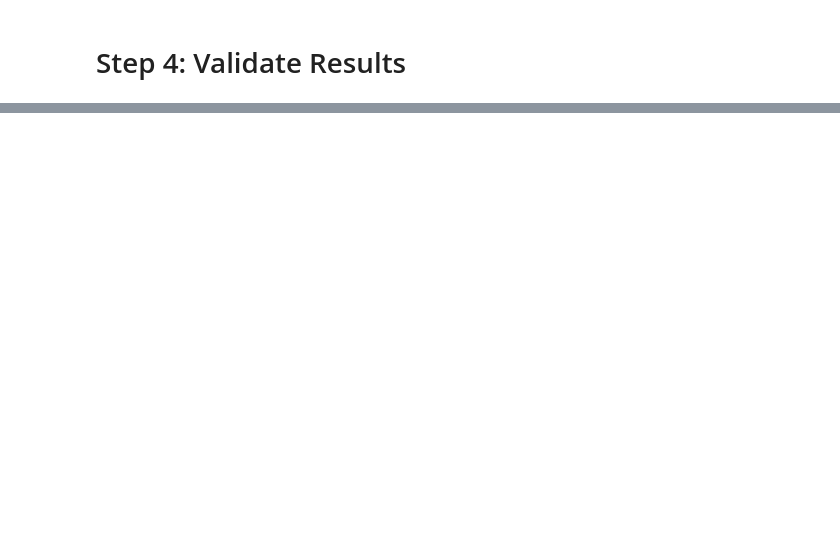
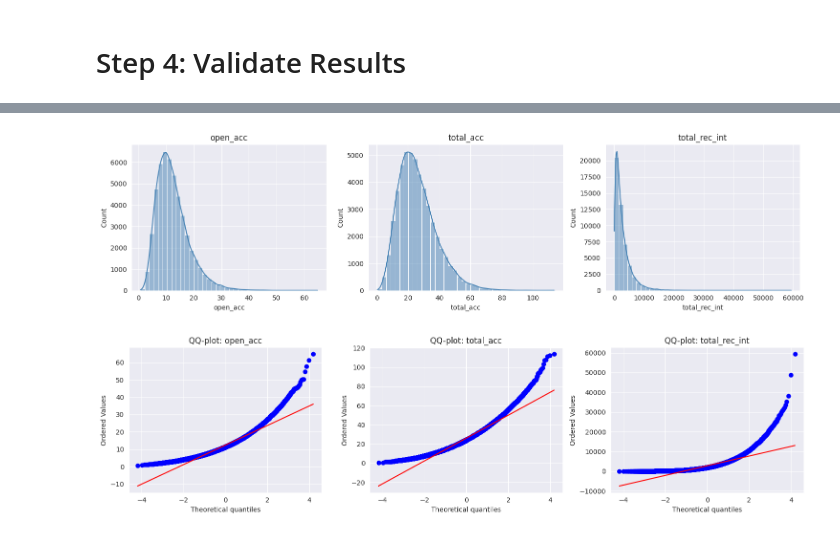
Before and after one commit to wiegerpunter/demo-mcds, a Jupyter notebook: demo_gcm.ipynb, the cells around one changed output, grey strips where cells are left out. Drawn from its saved outputs; the diff is of its cells as text; code cells hidden in the pictures; blank space fills up the shorter version.

```diff
--- a/demo_gcm.ipynb
+++ b/demo_gcm.ipynb
@@ -23 +64,13 @@ def compute_multipole(df: pd.DataFrame, columns: list, method="pearson"):
+# %%
+def yeo_johnson_transform(df):
+
+    # Yeo-Johnson handles both positive and negative values
+    pt = PowerTransformer(method='yeo-johnson', standardize=True)
+
+    # Fit-transform training data
+    X_trans = pt.fit_transform(df)
+
+    # Put back into a DataFrame
+    df_train_trans = pd.DataFrame(X_trans, columns=df.columns, index=df.index)
+    return df_train_trans, pt
 # %% [markdown]
@@ -166,3 +264,8 @@ plt.show()
+# %%
+plot_distributions(synth_inv_trans, df_train.columns[:3])
+# %% [output]
+[figure, added]
+[figure, added]
 # %%
 # Are the multipoles preserved?
 for i, s in enumerate(scenarios):
```
Also changed, not shown: parts of 19 cells of this notebook.
